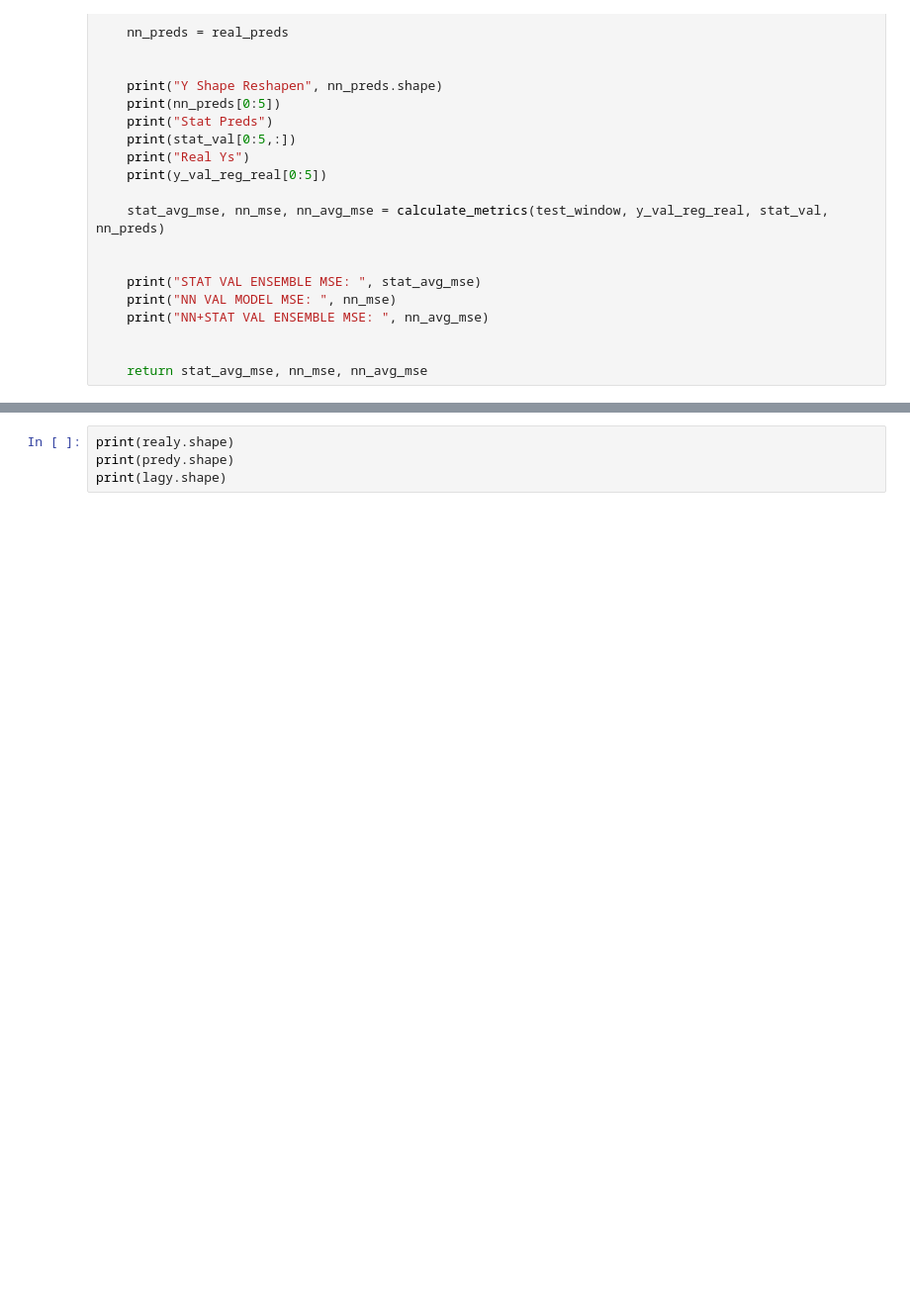
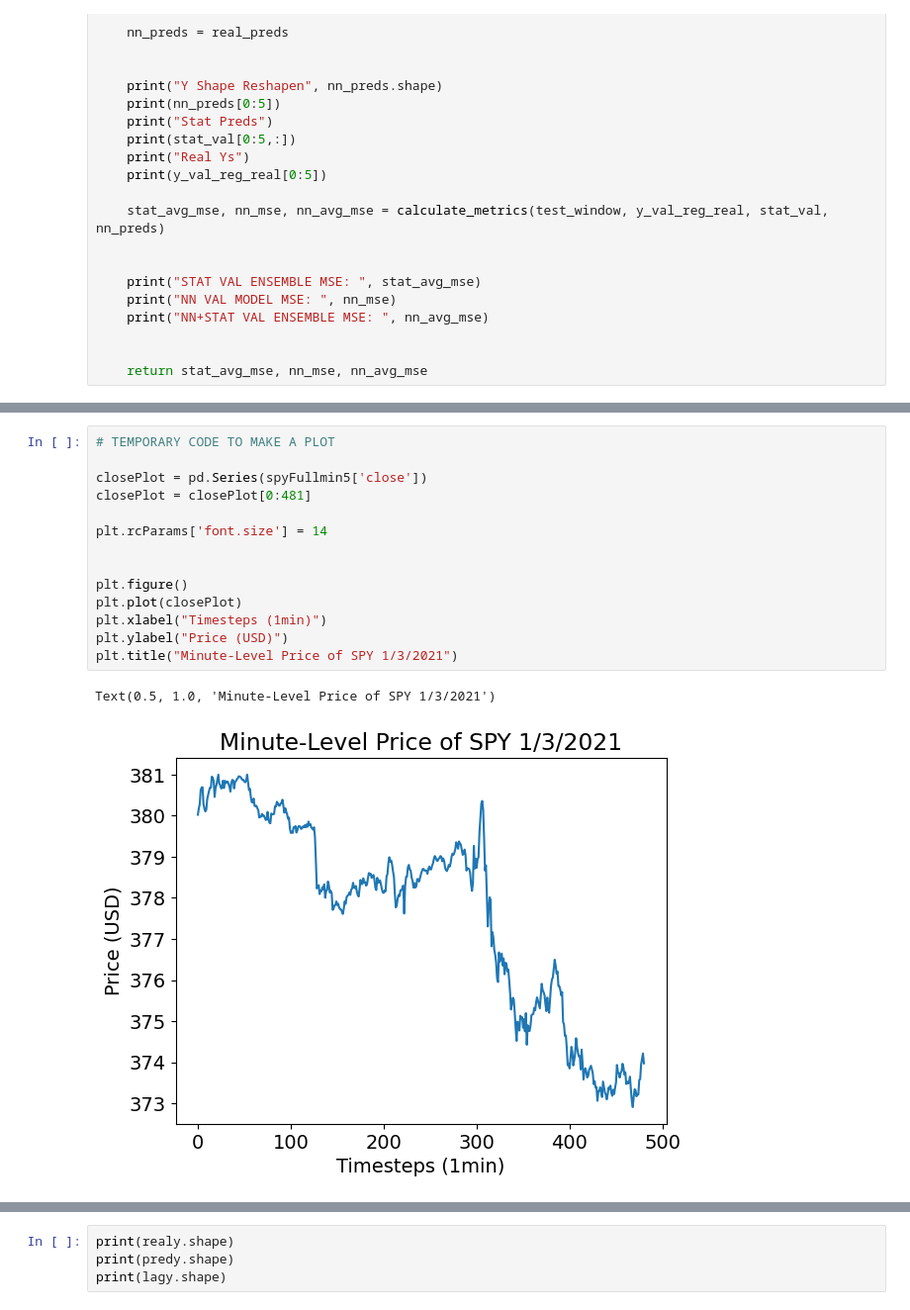
Before and after one commit to corwindark/6600-final-project, a Jupyter notebook: dl_ens_exploration.ipynb, the cells around one changed output, grey strips where cells are left out. Shown at 99% size. Saved outputs shown, nothing was run; the diff lists cells and outputs as text; blank space fills up the shorter version.

```diff
--- a/dl_ens_exploration.ipynb
+++ b/dl_ens_exploration.ipynb
@@ -1289 +865,18 @@ seriesIn = (seriesIn - ticker_mean) / ticker_std
+# %%
+# TEMPORARY CODE TO MAKE A PLOT
+
+closePlot = pd.Series(spyFullmin5['close'])
+closePlot = closePlot[0:481]
+
+plt.rcParams['font.size'] = 14
+
+
+plt.figure()
+plt.plot(closePlot)
+plt.xlabel("Timesteps (1min)")
+plt.ylabel("Price (USD)")
+plt.title("Minute-Level Price of SPY 1/3/2021")
+# %% [output]
+Text(0.5, 1.0, 'Minute-Level Price of SPY 1/3/2021')
+[figure, added]
 # %%
```
Also changed, not shown: parts of 64 cells of this notebook.
